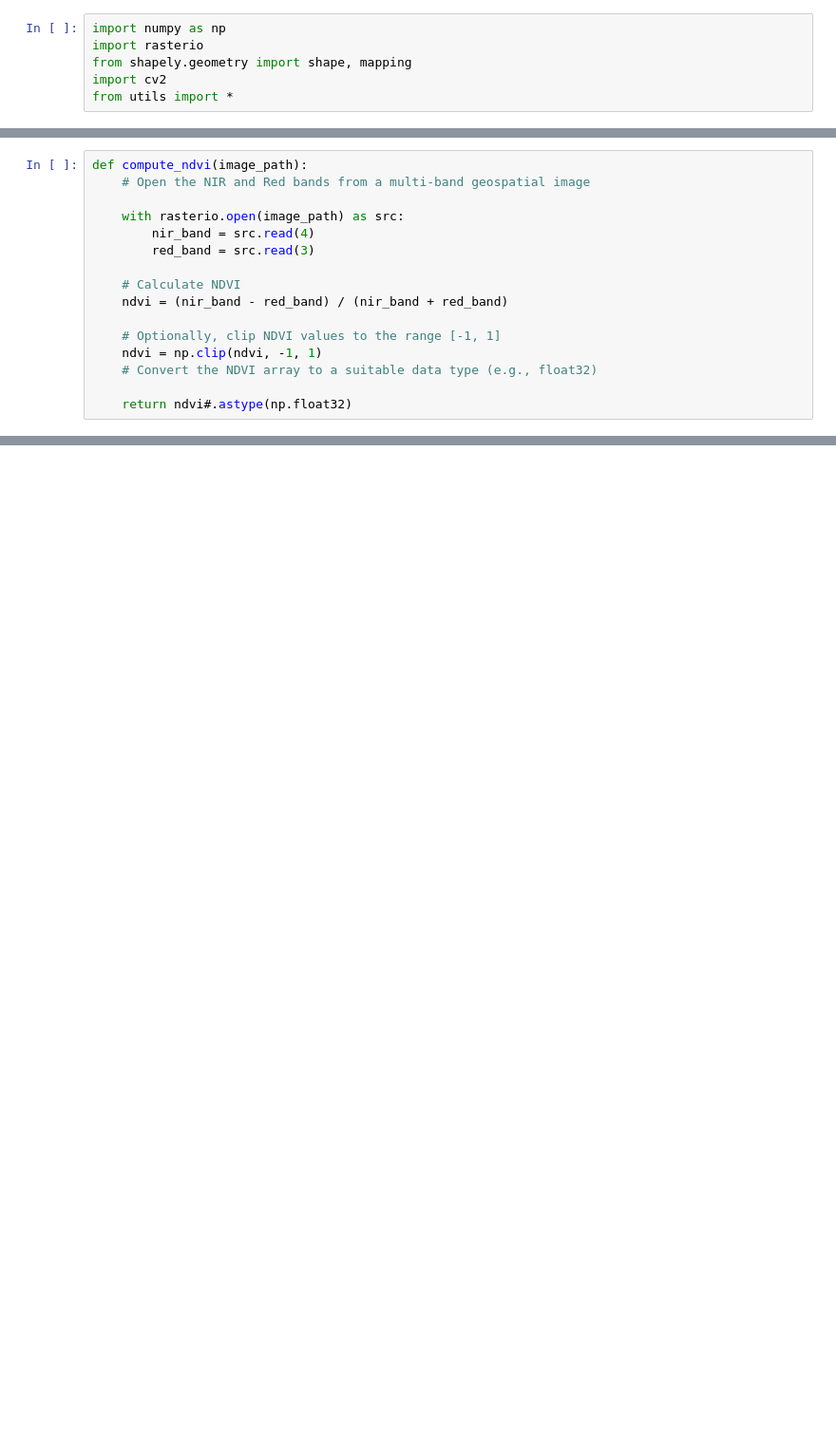
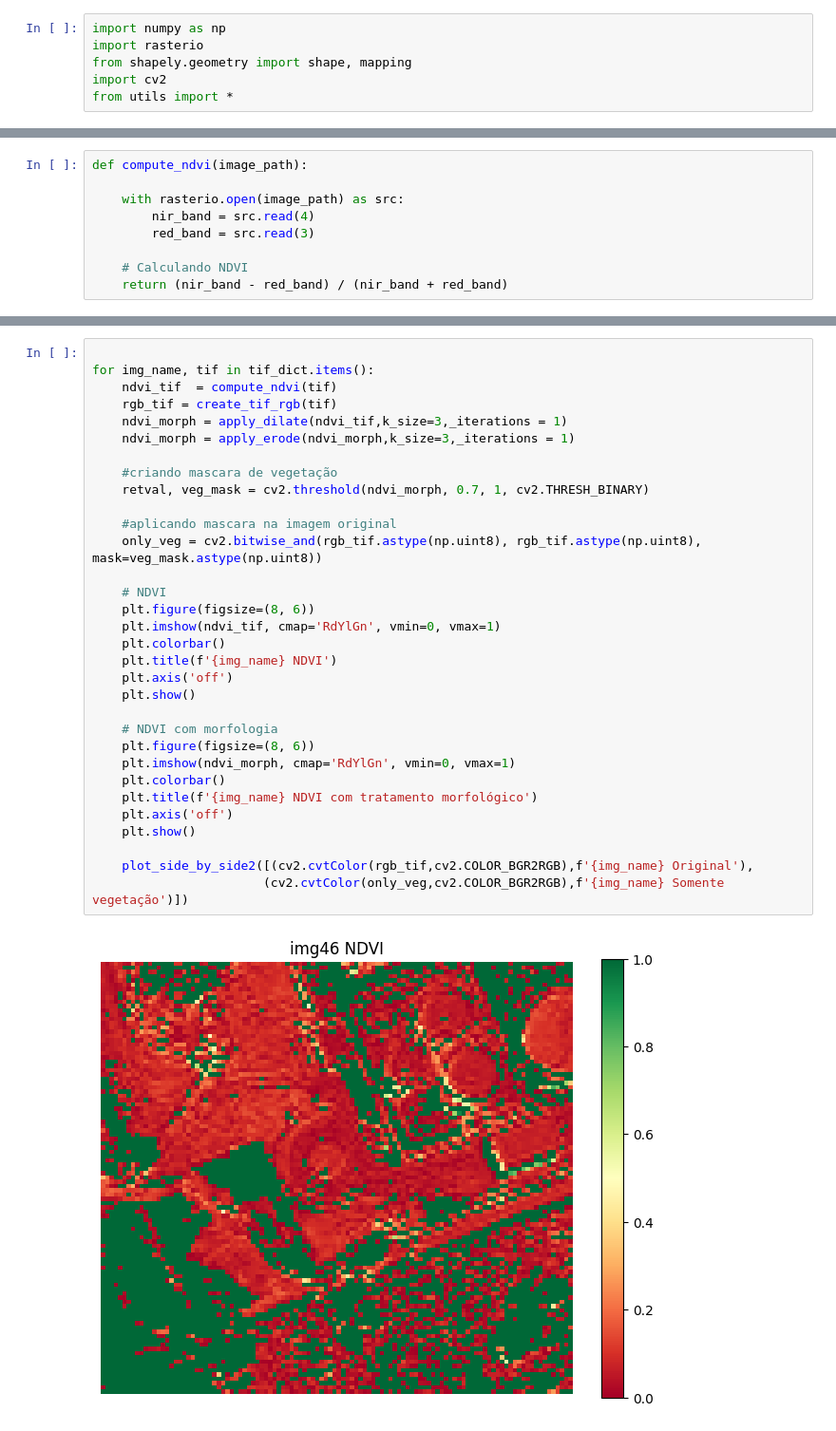
Before and after one commit to PolliArthur/satellite-image-case, a Jupyter notebook: questions/q2b.ipynb, the cells around one changed output, grey strips where cells are left out. Shown at 95% size. Saved outputs shown, nothing was run; the diff lists cells and outputs as text; blank space fills up the shorter version.

```diff
--- a/questions/q2b.ipynb
+++ b/questions/q2b.ipynb
@@ -9,16 +67,9 @@ from utils import *
 # %%
 def compute_ndvi(image_path):
-    # Open the NIR and Red bands from a multi-band geospatial image
 
     with rasterio.open(image_path) as src:
         nir_band = src.read(4)
         red_band = src.read(3)
 
-    # Calculate NDVI
-    ndvi = (nir_band - red_band) / (nir_band + red_band)
-
-    # Optionally, clip NDVI values to the range [-1, 1]
-    ndvi = np.clip(ndvi, -1, 1)
-    # Convert the NDVI array to a suitable data type (e.g., float32)
-
-    return ndvi#.astype(np.float32)
+    # Calculando NDVI
+    return (nir_band - red_band) / (nir_band + red_band)
@@ -75,0 +76,34 @@ Clipping input data to the valid range for imshow with RGB data ([0..1] for floa
+# %%
+
+for img_name, tif in tif_dict.items():
+    ndvi_tif  = compute_ndvi(tif)
+    rgb_tif = create_tif_rgb(tif)
+    ndvi_morph = apply_dilate(ndvi_tif,k_size=3,_iterations = 1)
+    ndvi_morph = apply_erode(ndvi_morph,k_size=3,_iterations = 1)
+
+    #criando mascara de vegetação
+    retval, veg_mask = cv2.threshold(ndvi_morph, 0.7, 1, cv2.THRESH_BINARY)
+
+    #aplicando mascara na imagem original
+    only_veg = cv2.bitwise_and(rgb_tif.astype(np.uint8), rgb_tif.astype(np.uint8), mask=veg_mask.astype(np.uint8))
+
+    # NDVI
+    plt.figure(figsize=(8, 6))
+    plt.imshow(ndvi_tif, cmap='RdYlGn', vmin=0, vmax=1)
+    plt.colorbar()
+    plt.title(f'{img_name} NDVI')
+    plt.axis('off')
+    plt.show()
+
+    # NDVI com morfologia
+    plt.figure(figsize=(8, 6))
+    plt.imshow(ndvi_morph, cmap='RdYlGn', vmin=0, vmax=1)
+    plt.colorbar()
+    plt.title(f'{img_name} NDVI com tratamento morfológico')
+    plt.axis('off')
+    plt.show()
+
+    plot_side_by_side2([(cv2.cvtColor(rgb_tif,cv2.COLOR_BGR2RGB),f'{img_name} Original'),
+                       (cv2.cvtColor(only_veg,cv2.COLOR_BGR2RGB),f'{img_name} Somente vegetação')])
+# %% [output]
+[figure, added]
```
Also changed, not shown: parts of 10 cells of this notebook, 1 other file.
